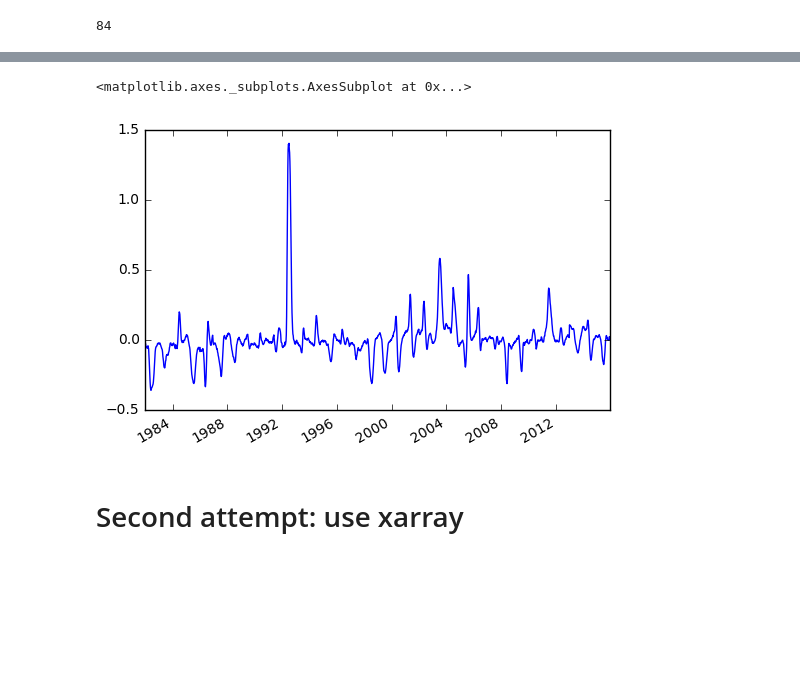
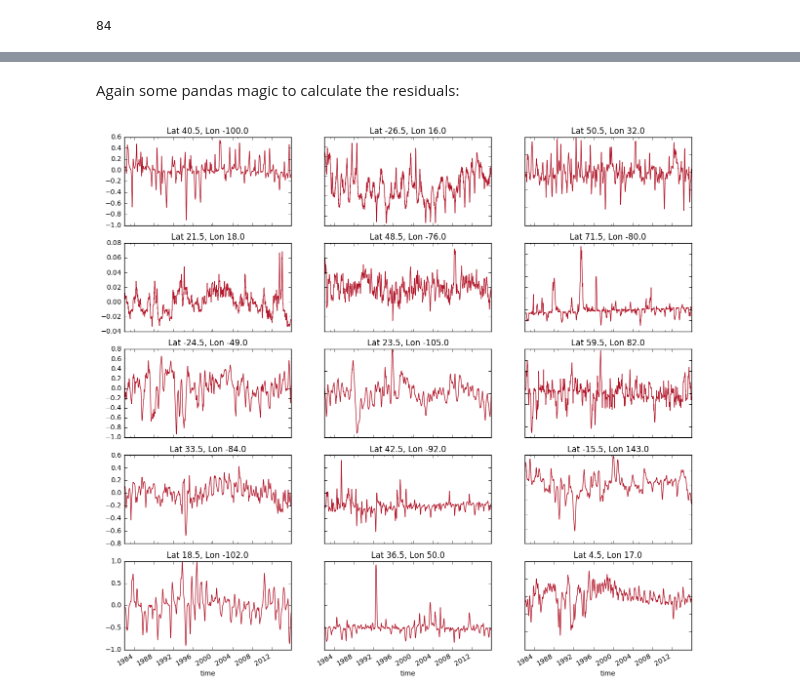
Before and after one commit to maffie/SAT-EX, a Jupyter notebook: weekly_LAI/weekly_LAI.ipynb, the cells around one changed output, grey strips where cells are left out. Saved outputs shown, nothing was run; the diff lists cells and outputs as text; code cells hidden in the pictures; blank space fills up the shorter version.

```diff
--- a/weekly_LAI/weekly_LAI.ipynb
+++ b/weekly_LAI/weekly_LAI.ipynb
@@ -207,7 +207,8 @@ pixel_resid = (df - df.groupby(['DoY']).transform('mean'))['lai']
-# %%
-pixel_resid.plot()
-# %% [output]
-<matplotlib.axes._subplots.AxesSubplot at 0x...>
-[figure, removed]
-# %% [markdown]
-# Second attempt: use xarray
+# %% [markdown]
+Again some pandas magic to calculate the residuals:
+# %%
+resid = ds.groupby('time.dayofyear')-ydaymean
+# %%
+show_timeseries(resid['LAI'][:,::-1,:], color='#b2182b', ts = resid['time'][:] ,reproduce=True)
+# %% [output]
+[figure, added]
```
Also changed, not shown: parts of 38 cells of this notebook.
